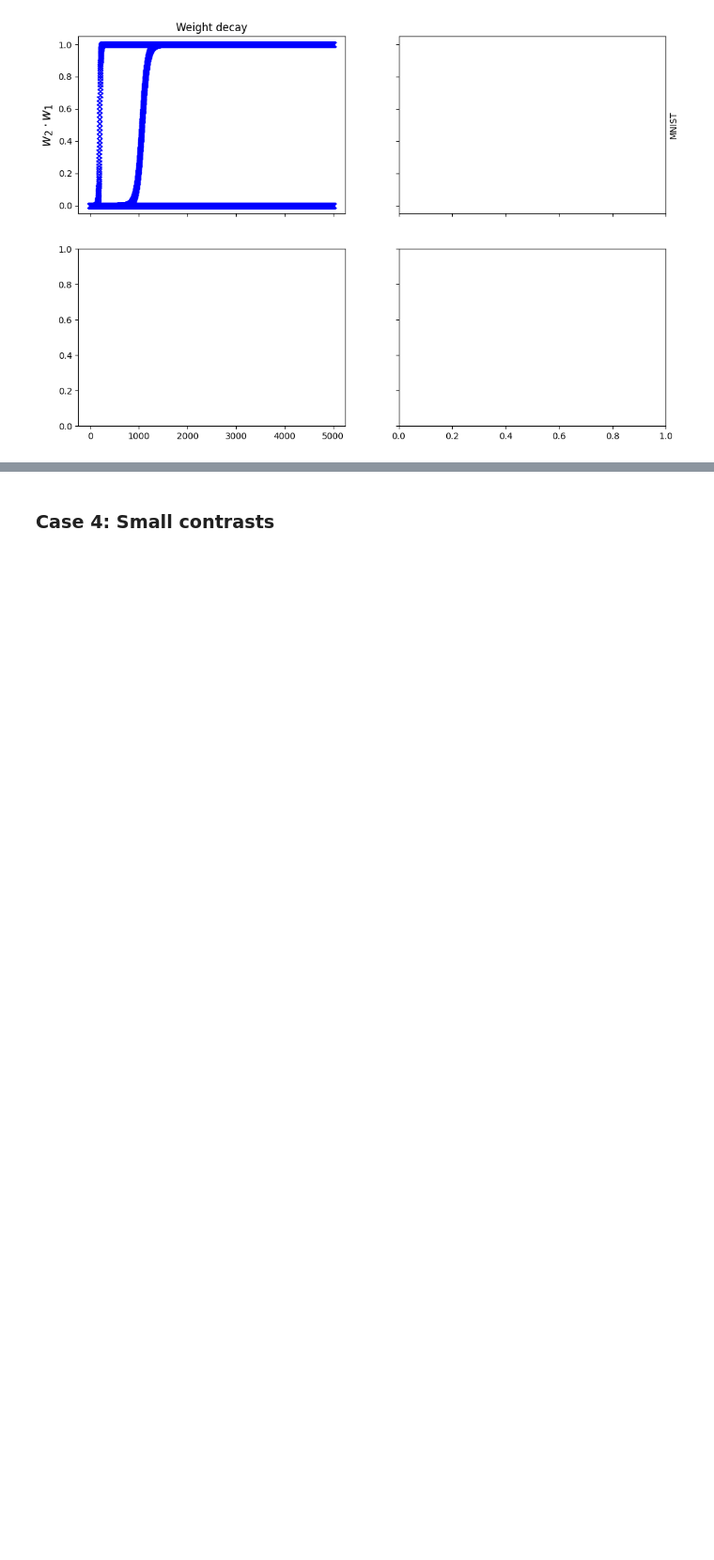
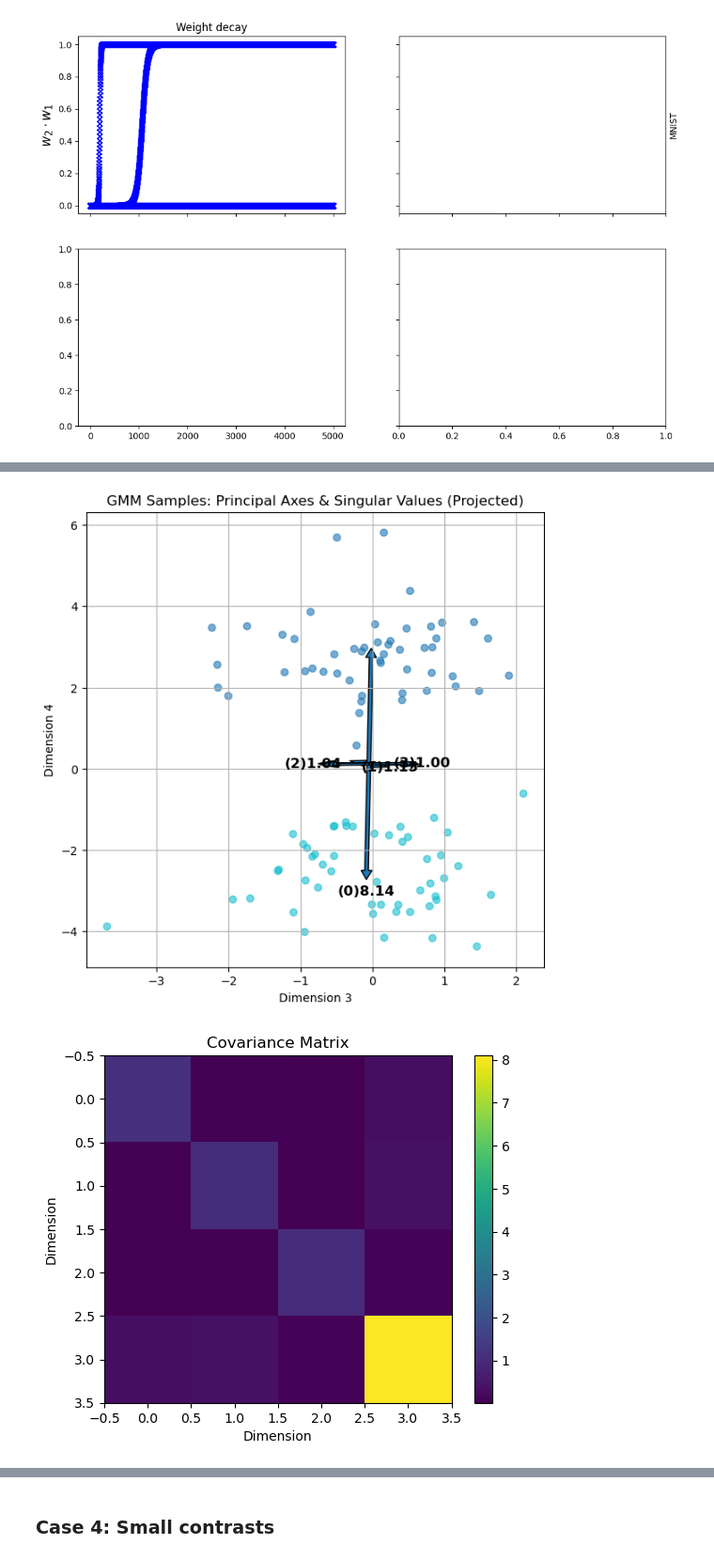
Before and after one commit to Frankalexej/aele, a Jupyter notebook: aele_3.ipynb, the cells around one changed output, grey strips where cells are left out. Shown at 94% size. Saved outputs shown, nothing was run; the diff lists cells and outputs as text; code cells hidden in the pictures; blank space fills up the shorter version.

```diff
--- a/aele_3.ipynb
+++ b/aele_3.ipynb
@@ -569,0 +807,5 @@ plt.show()
+# %%
+plot_2d_projection_with_principal_axes(data_train, labels_train, dim_x=2, dim_y=3)
+# %% [output]
+[figure, added]
+[figure, added]
```
Also changed, not shown: parts of 77 cells of this notebook.
